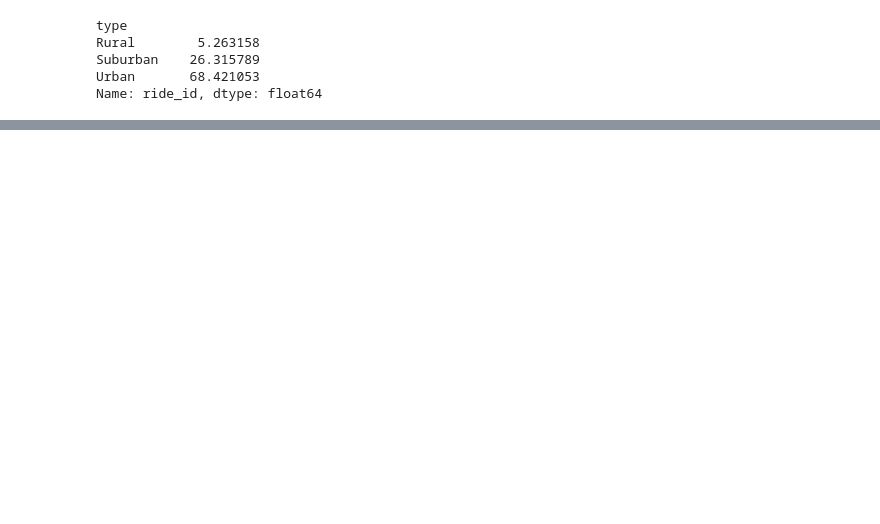
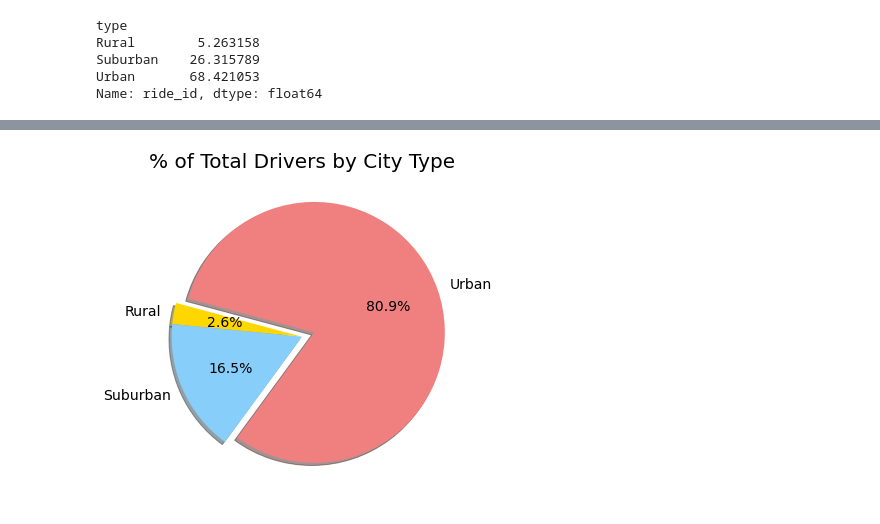
Before and after one commit to npantfoerder/PyBer-analysis, a Jupyter notebook: PyBer.ipynb, the cells around one changed output, grey strips where cells are left out. Cells and saved outputs as stored; diff of their text form; code cells hidden in the pictures; blank space fills up the shorter version.

```diff
--- a/PyBer.ipynb
+++ b/PyBer.ipynb
@@ -706,0 +715,6 @@ plt.show()
+# %%
+# Calculate the percentage of total drivers for each city type
+sum_drivers_by_type = city_data_df.groupby(["type"]).sum()["driver_count"]
+total_drivers = city_data_df["driver_count"].sum()
+driver_percents = sum_drivers_by_type / total_drivers * 100
+driver_percents
@@ -706,0 +728,21 @@ plt.show()
+# %%
+# Build the percentage of rides by city type pie chart
+plt.subplots(figsize=(10,6))
+plt.pie(driver_percents,
+        labels=['Rural', 'Suburban', 'Urban'],
+        colors=['gold', 'lightskyblue', 'lightcoral'],
+        explode=[0,0,0.1],
+        autopct="%.1f%%",
+        shadow=True,
+        startangle=165)
+plt.title('% of Total Drivers by City Type', fontsize=20)
+
+# Change the default fontsize from 10 to 14
+mpl.rcParams['font.size'] = 14
+
+# Save the figure
+plt.savefig('analysis/Fig7.png')
+
+plt.show()
+# %% [output]
+[figure, added]
```
Also changed, not shown: parts of 3 cells of this notebook, 3 other files.
